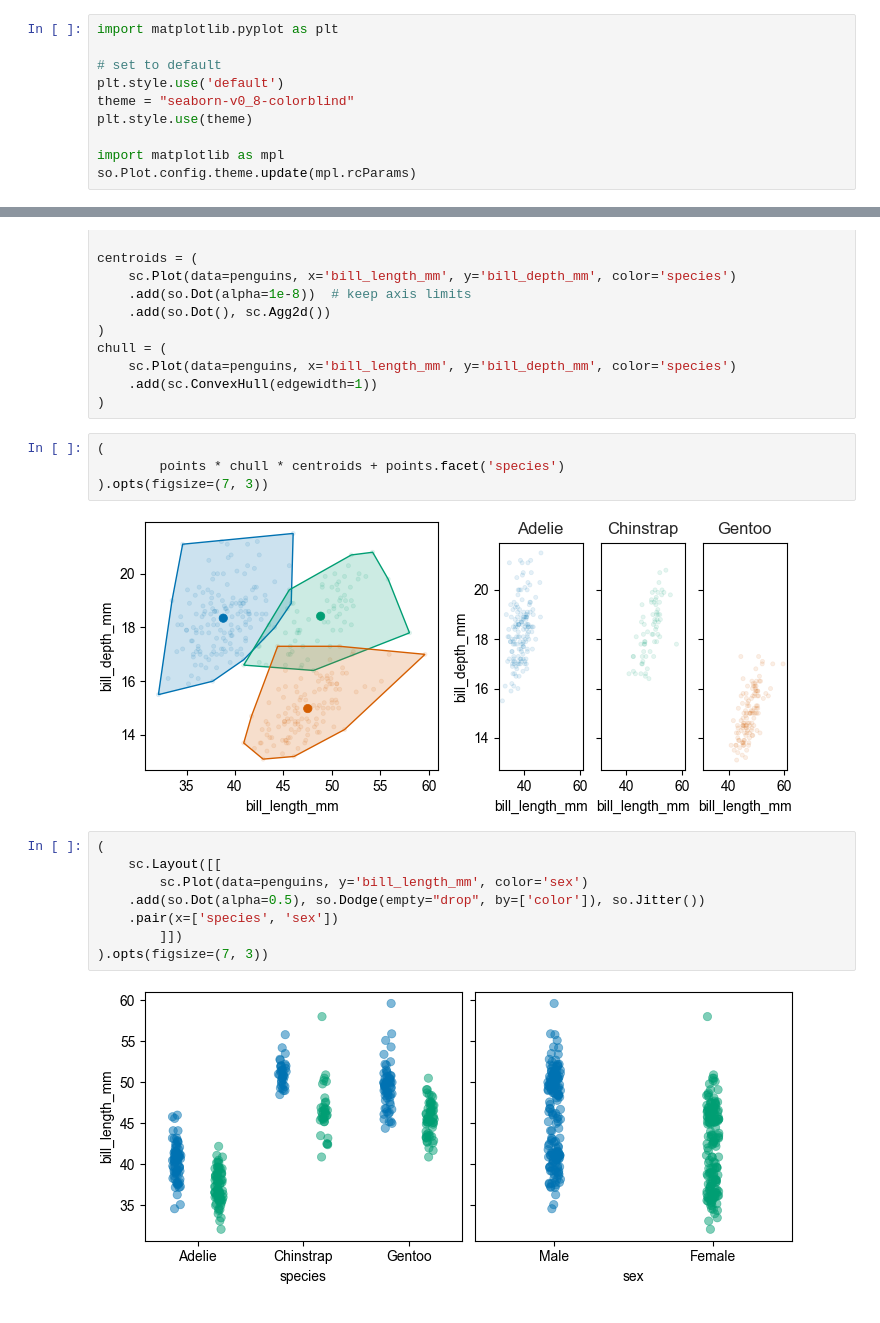
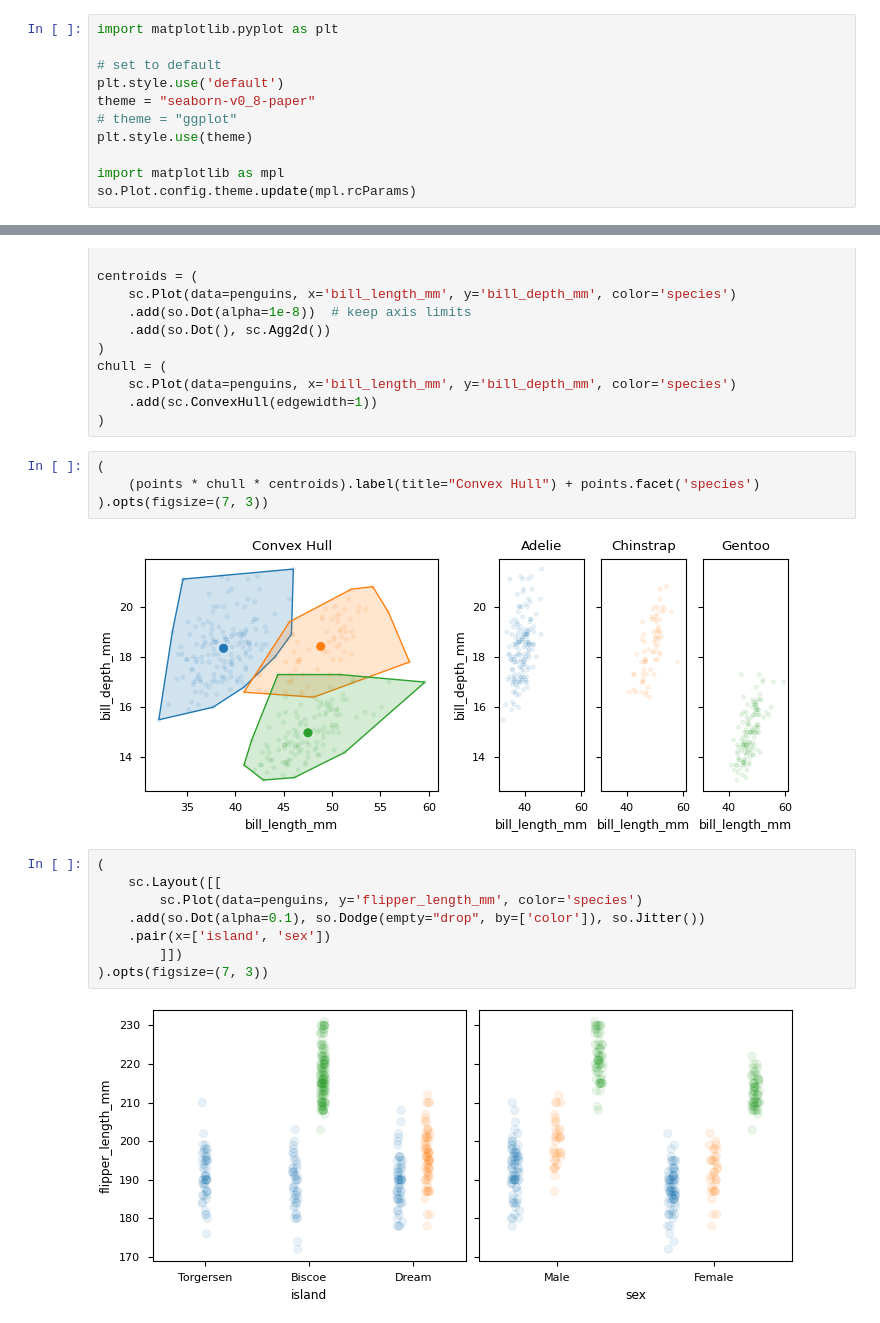
Before and after one commit to aleixalcacer/escodrinyar, a Jupyter notebook: examples/convexhull.ipynb, the cells around one changed output, grey strips where cells are left out. Saved outputs shown, nothing was run; the diff lists cells and outputs as text.

Commit message:
Support label method

```diff
--- a/examples/convexhull.ipynb
+++ b/examples/convexhull.ipynb
@@ -16,7 +34,8 @@ import matplotlib.pyplot as plt
 
 # set to default
 plt.style.use('default')
-theme = "seaborn-v0_8-colorblind"
+theme = "seaborn-v0_8-paper"
+# theme = "ggplot"
 plt.style.use(theme)
 
 import matplotlib as mpl
@@ -41,17 +60,17 @@ chull = (
 )
 # %%
 (
-        points * chull * centroids + points.facet('species')
+    (points * chull * centroids).label(title="Convex Hull") + points.facet('species')
 ).opts(figsize=(7, 3))
 # %% [output]
-[figure, old version]
+[figure, new version]
 # %%
 (
     sc.Layout([[
-        sc.Plot(data=penguins, y='bill_length_mm', color='sex')
-    .add(so.Dot(alpha=0.5), so.Dodge(empty="drop", by=['color']), so.Jitter())
-    .pair(x=['species', 'sex'])
+        sc.Plot(data=penguins, y='flipper_length_mm', color='species')
+    .add(so.Dot(alpha=0.1), so.Dodge(empty="drop", by=['color']), so.Jitter())
+    .pair(x=['island', 'sex'])
         ]])
 ).opts(figsize=(7, 3))
 # %% [output]
-[figure, old version]
+[figure, new version]
```
Also changed, not shown: parts of 1 cell of this notebook, 1 other file.
